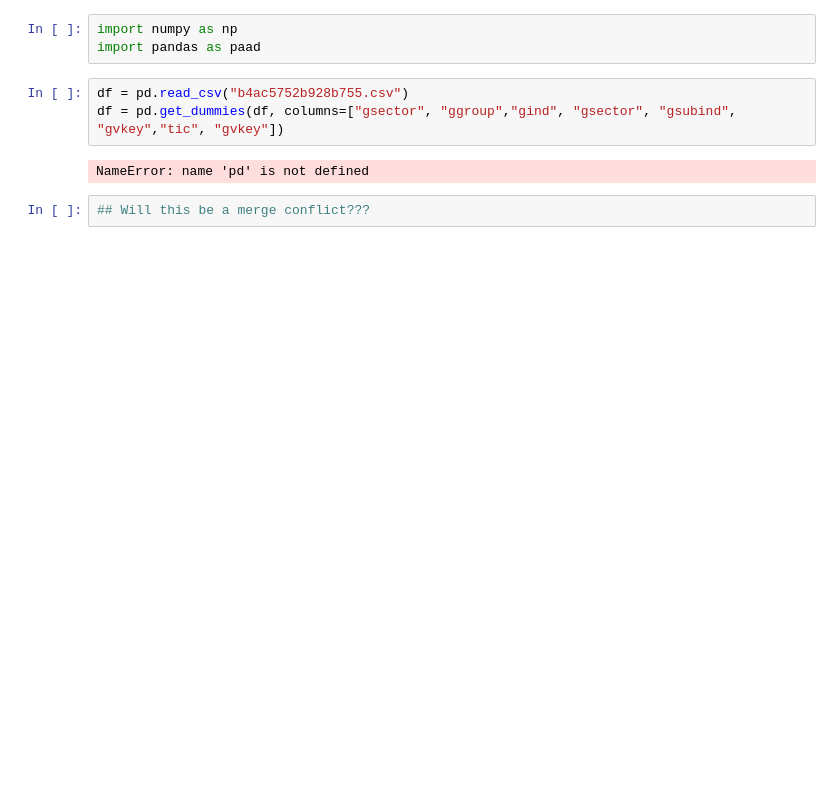
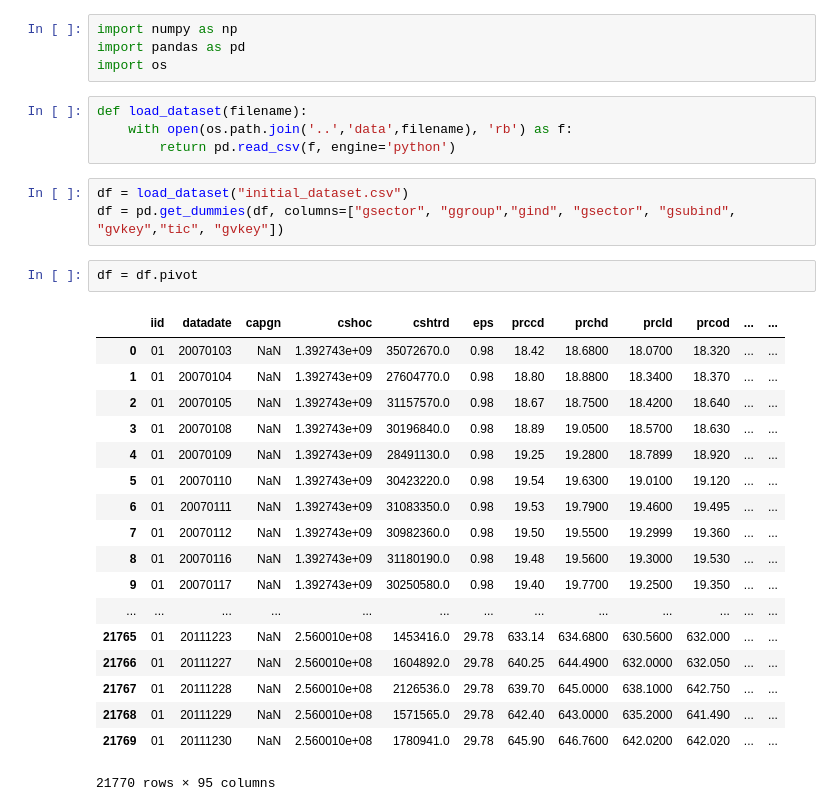
Before and after one commit to yolsever/ML-in-equity-prediction, a Jupyter notebook: Code/geoff.ipynb, the cells around one changed output. Drawn from its saved outputs; the diff is of its cells as text; blank space fills up the shorter version.

```diff
--- a/Code/geoff.ipynb
+++ b/Code/geoff.ipynb
@@ -1,10 +1,32 @@
 # %%
 import numpy as np
-import pandas as paad
+import pandas as pd
+import os
+# %%
+def load_dataset(filename):
+    with open(os.path.join('..','data',filename), 'rb') as f:
+        return pd.read_csv(f, engine='python')
 # %%
-df = pd.read_csv("b4ac5752b928b755.csv")
+df = load_dataset("initial_dataset.csv")
 df = pd.get_dummies(df, columns=["gsector", "ggroup","gind", "gsector", "gsubind", "gvkey","tic", "gvkey"])
-# %% [output]
-NameError: name 'pd' is not defined
-# %%
-## Will this be a merge conflict???
+# %%
+df = df.pivot
+# %% [output]
+|  | iid | datadate | capgn | cshoc | cshtrd | eps | prccd | prchd | prcld | prcod | ... | ... |
+| 0 | 01 | 20070103 | NaN | 1.392743e+09 | 35072670.0 | 0.98 | 18.42 | 18.6800 | 18.0700 | 18.320 | ... | ... |
+| 1 | 01 | 20070104 | NaN | 1.392743e+09 | 27604770.0 | 0.98 | 18.80 | 18.8800 | 18.3400 | 18.370 | ... | ... |
+| 2 | 01 | 20070105 | NaN | 1.392743e+09 | 31157570.0 | 0.98 | 18.67 | 18.7500 | 18.4200 | 18.640 | ... | ... |
+| 3 | 01 | 20070108 | NaN | 1.392743e+09 | 30196840.0 | 0.98 | 18.89 | 19.0500 | 18.5700 | 18.630 | ... | ... |
+| 4 | 01 | 20070109 | NaN | 1.392743e+09 | 28491130.0 | 0.98 | 19.25 | 19.2800 | 18.7899 | 18.920 | ... | ... |
+| 5 | 01 | 20070110 | NaN | 1.392743e+09 | 30423220.0 | 0.98 | 19.54 | 19.6300 | 19.0100 | 19.120 | ... | ... |
+| 6 | 01 | 20070111 | NaN | 1.392743e+09 | 31083350.0 | 0.98 | 19.53 | 19.7900 | 19.4600 | 19.495 | ... | ... |
+| 7 | 01 | 20070112 | NaN | 1.392743e+09 | 30982360.0 | 0.98 | 19.50 | 19.5500 | 19.2999 | 19.360 | ... | ... |
+| 8 | 01 | 20070116 | NaN | 1.392743e+09 | 31180190.0 | 0.98 | 19.48 | 19.5600 | 19.3000 | 19.530 | ... | ... |
+| 9 | 01 | 20070117 | NaN | 1.392743e+09 | 30250580.0 | 0.98 | 19.40 | 19.7700 | 19.2500 | 19.350 | ... | ... |
+| ... | ... | ... | ... | ... | ... | ... | ... | ... | ... | ... | ... | ... |
+| 21765 | 01 | 20111223 | NaN | 2.560010e+08 | 1453416.0 | 29.78 | 633.14 | 634.6800 | 630.5600 | 632.000 | ... | ... |
+| 21766 | 01 | 20111227 | NaN | 2.560010e+08 | 1604892.0 | 29.78 | 640.25 | 644.4900 | 632.0000 | 632.050 | ... | ... |
+| 21767 | 01 | 20111228 | NaN | 2.560010e+08 | 2126536.0 | 29.78 | 639.70 | 645.0000 | 638.1000 | 642.750 | ... | ... |
+| 21768 | 01 | 20111229 | NaN | 2.560010e+08 | 1571565.0 | 29.78 | 642.40 | 643.0000 | 635.2000 | 641.490 | ... | ... |
+| 21769 | 01 | 20111230 | NaN | 2.560010e+08 | 1780941.0 | 29.78 | 645.90 | 646.7600 | 642.0200 | 642.020 | ... | ... |
+21770 rows × 95 columns
```
